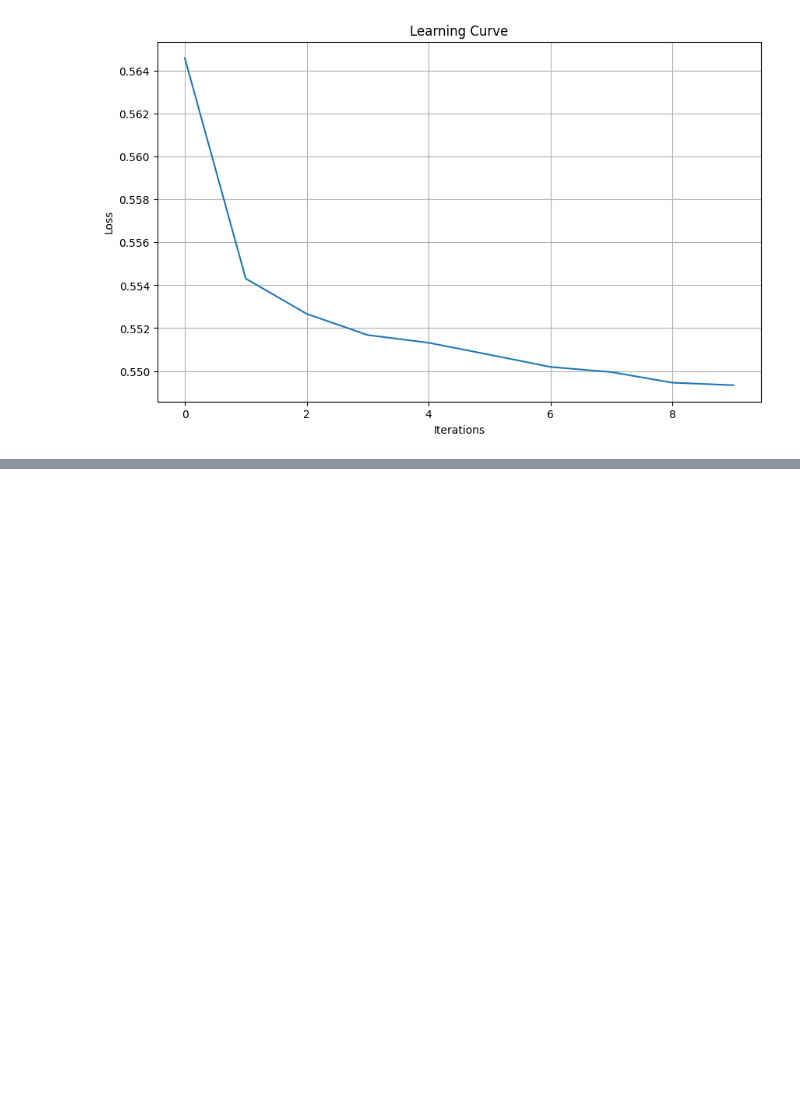
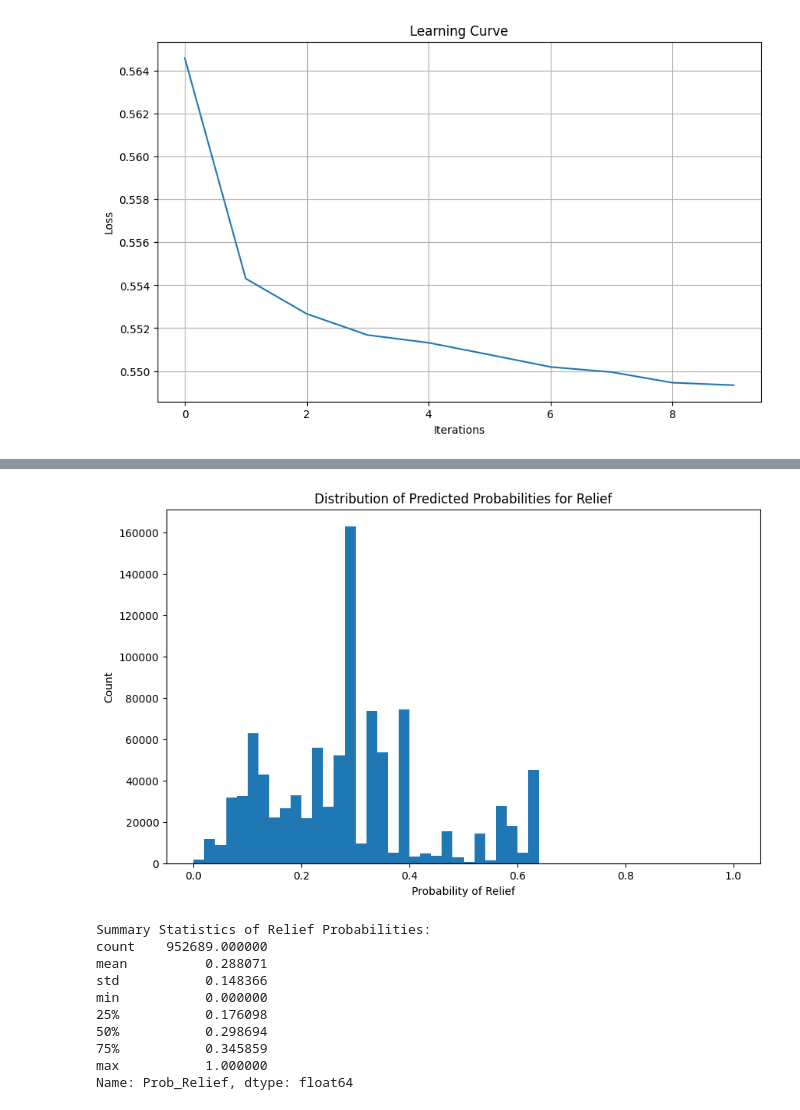
Before and after one commit to A1-3x/cfpb_complaints, a Jupyter notebook: DATA201_Project 3.ipynb, the cells around one changed output, grey strips where cells are left out. Cells and saved outputs as stored; diff of their text form; code cells hidden in the pictures; blank space fills up the shorter version.

```diff
--- a/DATA201_Project 3.ipynb
+++ b/DATA201_Project 3.ipynb
@@ -948,0 +904,34 @@ weighted avg       0.70      0.73      0.69     20000
+# %%
+# Get probability predictions
+y_pred_proba = dt_model.predict_proba(X_test)
+
+# Create a DataFrame with actual values and predicted probabilities
+results_df = pd.DataFrame({
+    'Actual': y_test,
+    'Prob_No_Relief': y_pred_proba[:, 0],
+    'Prob_Relief': y_pred_proba[:, 1],
+    'Predicted': y_pred
+})
+
+# Distribution of probability predictions
+plt.figure(figsize=(10, 6))
+plt.hist(y_pred_proba[:, 1], bins=50)
+plt.title('Distribution of Predicted Probabilities for Relief')
+plt.xlabel('Probability of Relief')
+plt.ylabel('Count')
+plt.show()
+
+print("\nSummary Statistics of Relief Probabilities:")
+print(results_df['Prob_Relief'].describe())
+# %% [output]
+[figure, added]
+Summary Statistics of Relief Probabilities:
+count    952689.000000
+mean          0.288071
+std           0.148366
+min           0.000000
+25%           0.176098
+50%           0.298694
+75%           0.345859
+max           1.000000
+Name: Prob_Relief, dtype: float64
```
Also changed, not shown: parts of 26 cells of this notebook.
